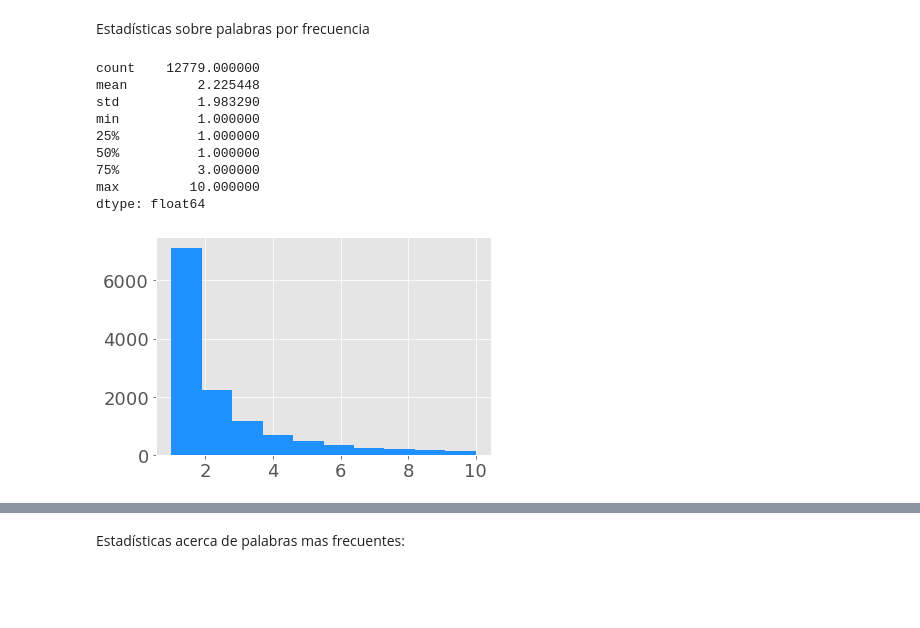
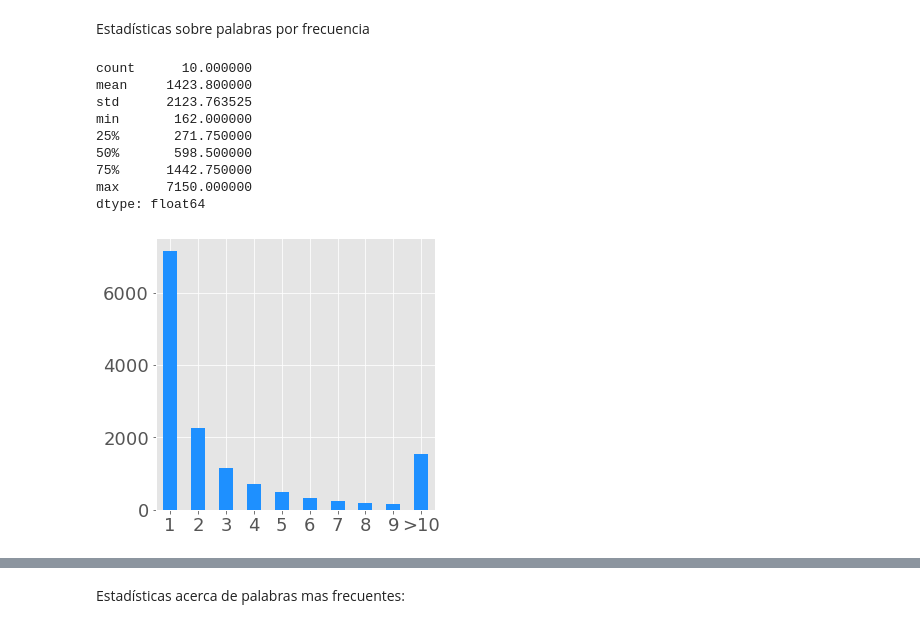
Before and after one commit to midusi/LSA-T, a Jupyter notebook: visualization/samples_analysis.ipynb, the cells around one changed output, grey strips where cells are left out. Saved outputs shown, nothing was run; the diff lists cells and outputs as text; code cells hidden in the pictures; blank space fills up the shorter version.

Commit message:
Restructure for typing

```diff
--- a/visualization/samples_analysis.ipynb
+++ b/visualization/samples_analysis.ipynb
@@ -138,26 +138,39 @@ dtype: float64
 [figure]
 # %% [markdown]
 Estadísticas sobre palabras por frecuencia
-# %%
-total_words = [word for label in words.values() for word in label]
-word_count = Counter(total_words)
-
-max_freq = 10
-words_hist_range = {k:v for (k,v) in word_count.items() if v <= max_freq}
-words_hist_range_s = pd.Series(words_hist_range).sort_values(ascending=False)
-
-display(words_hist_range_s.describe())
-words_hist_range_fig = words_hist_range_s.plot.hist(color=color)
-words_hist_range_fig.set_ylabel("")
-save_fig(words_hist_range_fig, f"words_hist_range_{max_freq}.png", figs_path)
-# %% [output]
-count    12779.000000
-mean         2.225448
-std          1.983290
-min          1.000000
-25%          1.000000
-50%          1.000000
-75%          3.000000
-max         10.000000
-dtype: float64
-[figure, removed]
+# %%
+from typing import Callable
+from pandas import Index
+
+
+total_words = [word for label in words.values() for word in label]
+word_count = Counter(total_words)
+
+def get_sort_key(other_symbol: str, other_val: int):
+    def sort_key(i: Index):
+        return list(map(lambda i: int(i) if i != other_symbol else other_val, i))
+    return sort_key
+
+def word_freqs_range(word_count: Counter[str], group_key: Callable[[int], bool], other_symbol: str):
+    return Counter([(str(v) if not group_key(v) else other_symbol) for (_,v) in word_count.items()])
+
+max_freq = 10
+words_hist_range_max = word_freqs_range(word_count, lambda v: v>=max_freq, f">{max_freq}")
+words_hist_range_max_s = pd.Series(words_hist_range_max).sort_index(key=get_sort_key(f">{max_freq}", max_freq))
+
+display(words_hist_range_max_s.describe())
+words_hist_range_max_fig = words_hist_range_max_s.plot.bar(figsize=(5, 5), color=color)
+words_hist_range_max_fig.set_ylabel("")
+plt.xticks(rotation=360)
+save_fig(words_hist_range_max_fig, f"words_hist_range_max_{max_freq}.png", figs_path)
+# %% [output]
+count      10.000000
+mean     1423.800000
+std      2123.763525
+min       162.000000
+25%       271.750000
+50%       598.500000
+75%      1442.750000
+max      7150.000000
+dtype: float64
+[figure, added]
```
Also changed, not shown: parts of 6 cells of this notebook, 9 other files.
